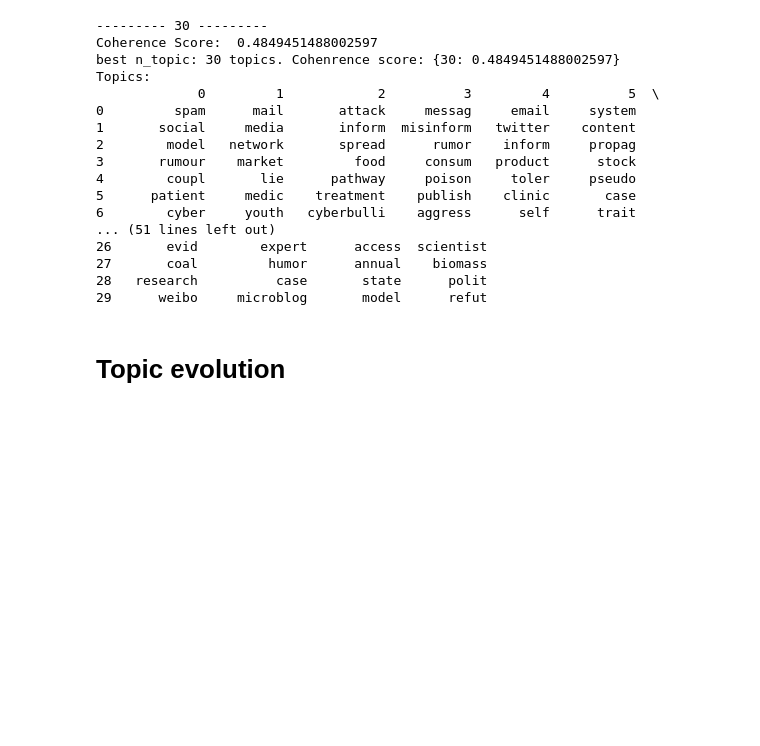
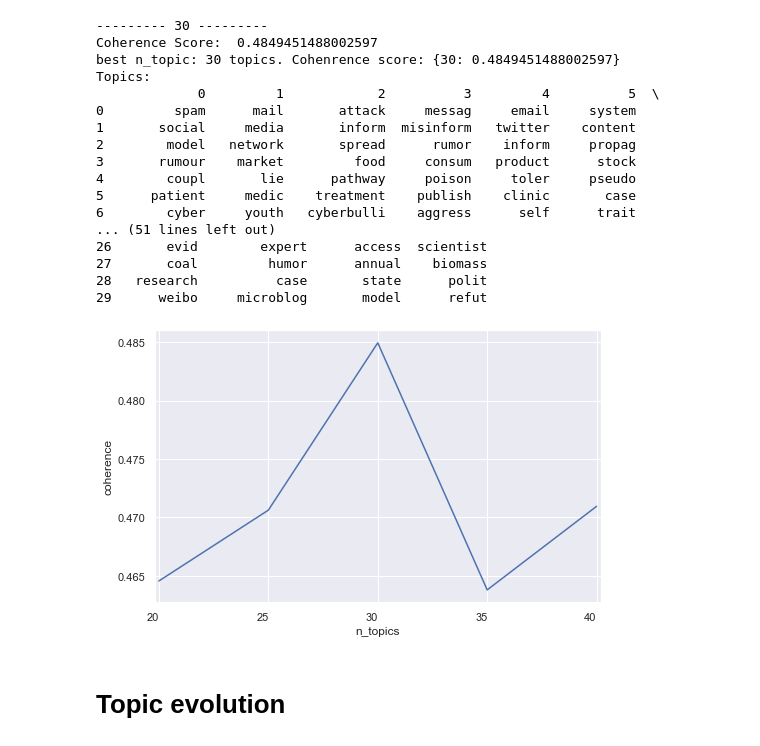
Before and after one commit to HuyenNguyenHelen/Misinformation, a Jupyter notebook: Data analysis/Content analysis/Content analysis.ipynb, the cells around one changed output. Cells and saved outputs as stored; diff of their text form; code cells hidden in the pictures; blank space fills up the shorter version.

```diff
--- a/Data analysis/Content analysis/Content analysis.ipynb
+++ b/Data analysis/Content analysis/Content analysis.ipynb
@@ -154,5 +154,27 @@ Topics:
 27       coal         humor      annual    biomass
 28   research          case       state      polit
 29      weibo     microblog       model      refut
+# %%
+import pandas as pd
+import matplotlib.pyplot as plt
+import seaborn as sns
+# Viz the coherence score
+cor_dic = {'20': 0.4645722276139618,
+'25': 0.470628677985547,
+'30': 0.4849451488002597,
+'35': 0.46380498878700577,
+'40': 0.47095674013627525}
+
+df_cor = pd.DataFrame(cor_dic.items(), columns = ['n_topics', 'coherence'])
+
+plt.figure(figsize=(8,5))
+sns.set_theme(style="darkgrid")
+sns.lineplot(x = 'n_topics', y = 'coherence', data = df_cor, palette='salmon') #, saturation=0.70
+plt.xticks(ha = 'right')
+# plt.tick_params(axis='both', which='minor', labelsize=6)
+plt.margins(x=0.01)
+plt.show()
+# %% [output]
+[figure, added]
 # %% [markdown]
 # Topic evolution
```
Also changed, not shown: 2 other files.
